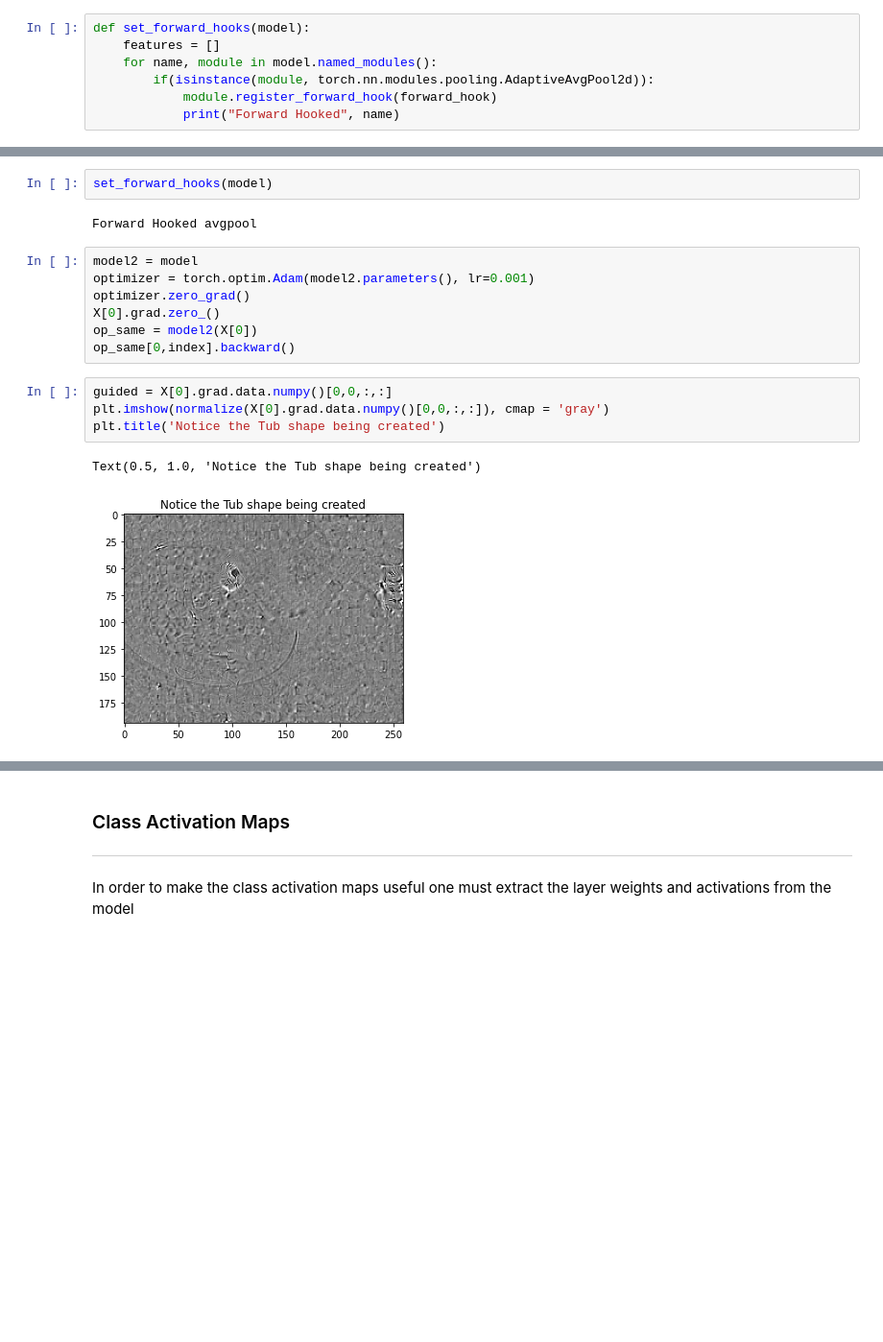
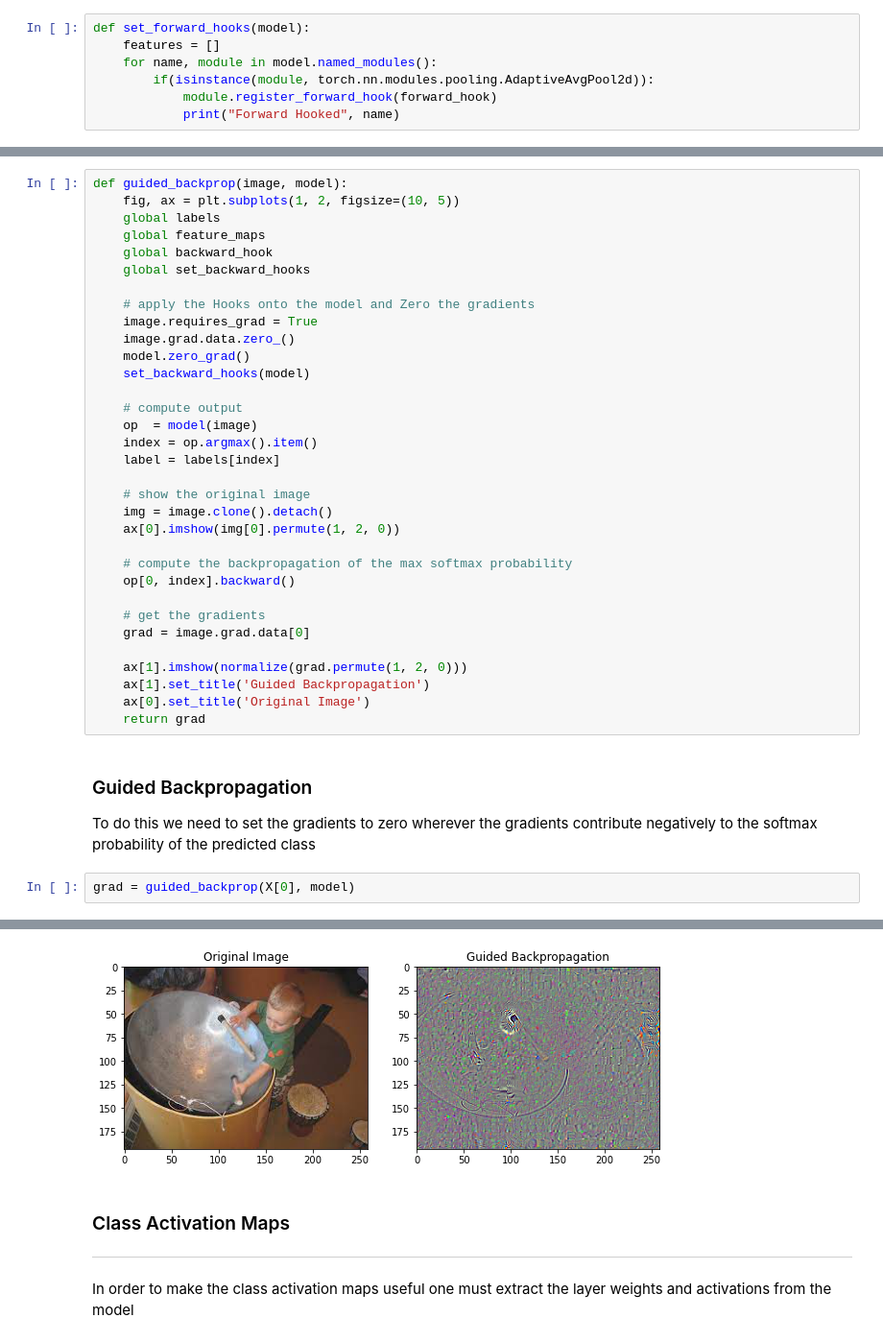
Before and after one commit to kartiksrinivas007/AI500-Deep-Learning, a Jupyter notebook: A3/CAM.ipynb, the cells around one changed output, grey strips where cells are left out. Shown at 96% size. Cells and saved outputs as stored; diff of their text form; blank space fills up the shorter version.

```diff
--- a/A3/CAM.ipynb
+++ b/A3/CAM.ipynb
@@ -145,18 +127,41 @@ Backward Hooked layer4.2.relu
-# %%
-set_forward_hooks(model)
-# %% [output]
-Forward Hooked avgpool
-# %%
-model2 = model
-optimizer = torch.optim.Adam(model2.parameters(), lr=0.001)
-optimizer.zero_grad()
-X[0].grad.zero_()
-op_same = model2(X[0])
-op_same[0,index].backward()
-# %%
-guided = X[0].grad.data.numpy()[0,0,:,:]
-plt.imshow(normalize(X[0].grad.data.numpy()[0,0,:,:]), cmap = 'gray')
-plt.title('Notice the Tub shape being created')
-# %% [output]
-Text(0.5, 1.0, 'Notice the Tub shape being created')
-[figure, removed]
+# %%
+def guided_backprop(image, model):
+    fig, ax = plt.subplots(1, 2, figsize=(10, 5))
+    global labels
+    global feature_maps
+    global backward_hook
+    global set_backward_hooks
+
+    # apply the Hooks onto the model and Zero the gradients
+    image.requires_grad = True
+    image.grad.data.zero_()
+    model.zero_grad()
+    set_backward_hooks(model)
+
+    # compute output
+    op  = model(image)
+    index = op.argmax().item()
+    label = labels[index]
+
+    # show the original image
+    img = image.clone().detach()
+    ax[0].imshow(img[0].permute(1, 2, 0))
+
+    # compute the backpropagation of the max softmax probability
+    op[0, index].backward()
+
+    # get the gradients
+    grad = image.grad.data[0]
+
+    ax[1].imshow(normalize(grad.permute(1, 2, 0)))
+    ax[1].set_title('Guided Backpropagation')
+    ax[0].set_title('Original Image')
+    return grad
+# %% [markdown]
+### Guided Backpropagation
+
+To do this we need to set the gradients to zero wherever the gradients contribute negatively to the softmax probability
+of the predicted class
+# %%
+grad = guided_backprop(X[0], model)
+# %% [output]
@@ -163,3 +185,4 @@ Text(0.5, 1.0, 'Notice the Tub shape being created')
+[figure, added]
 # %% [markdown]
 ### Class Activation Maps
 
```
Also changed, not shown: parts of 23 cells of this notebook.
